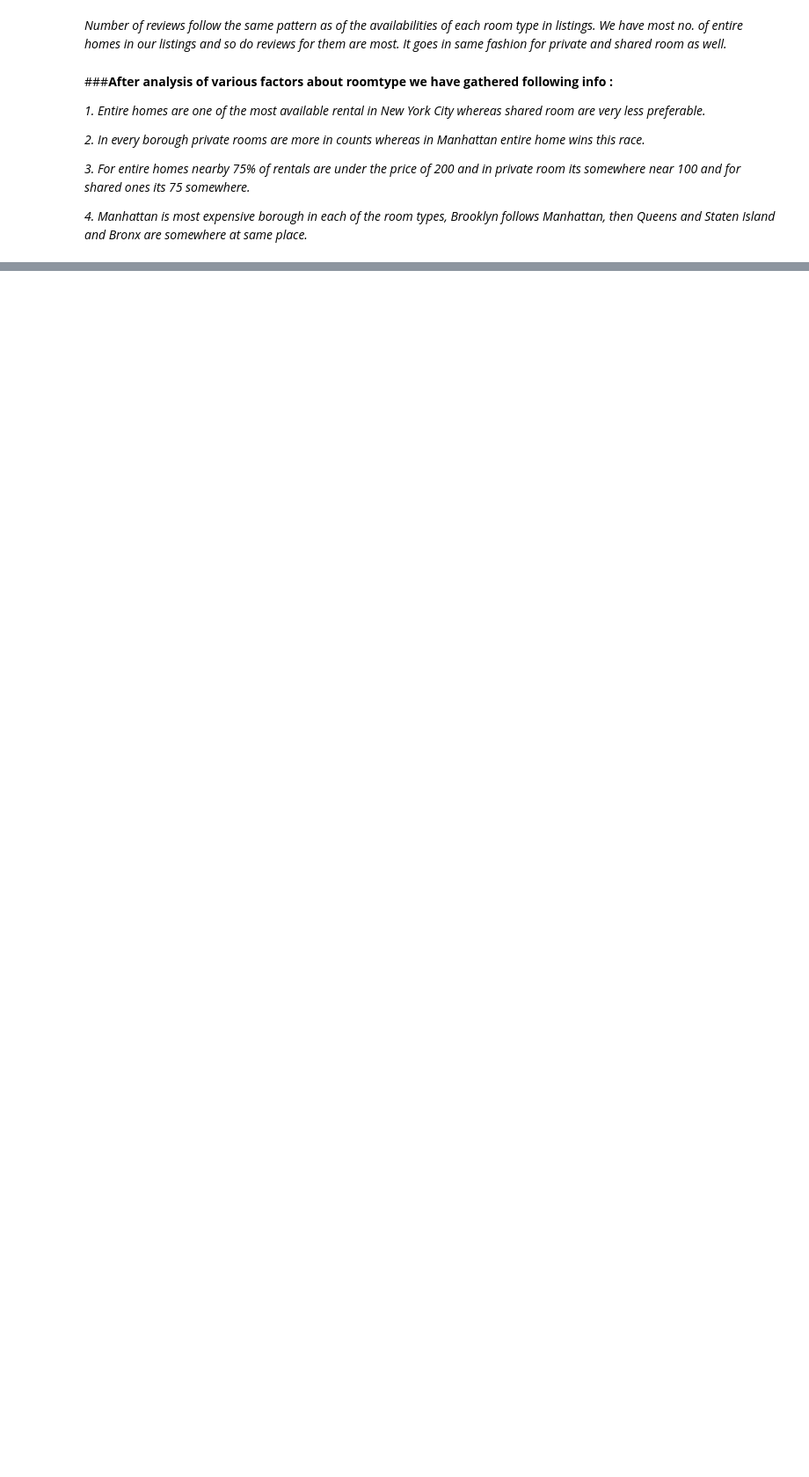
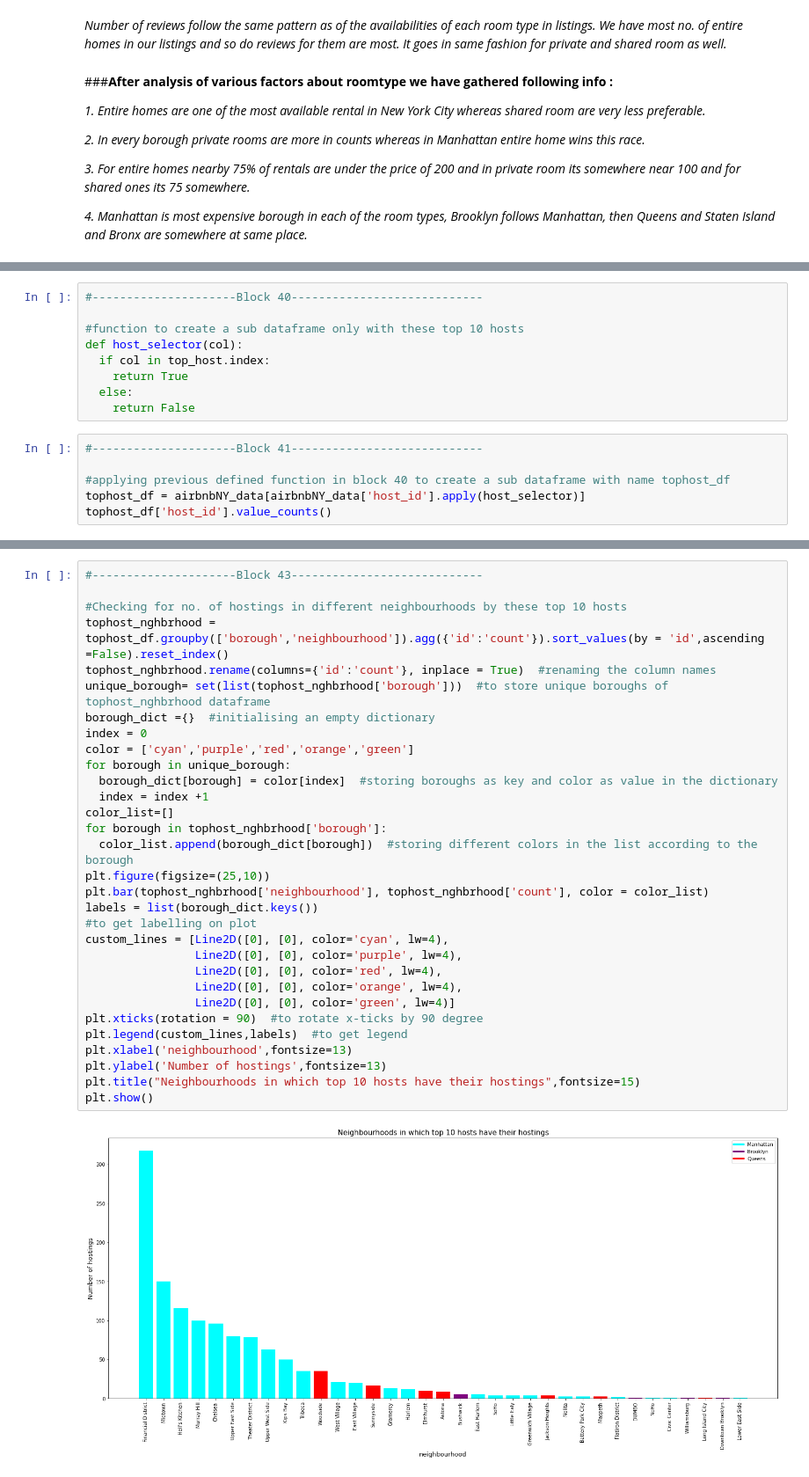
Before and after one commit to gupta4327/AirbnbNYC_2019_Analysis, a Jupyter notebook: Airbnb_Bookings_Analysis.ipynb, the cells around one changed output, grey strips where cells are left out. Shown: that part at 88% size. Drawn from its saved outputs; the diff is of its cells as text; blank space fills up the shorter version.

```diff
--- a/Airbnb_Bookings_Analysis.ipynb
+++ b/Airbnb_Bookings_Analysis.ipynb
@@ -738,0 +830,15 @@ plt.show()
+# %%
+#---------------------Block 40----------------------------
+
+#function to create a sub dataframe only with these top 10 hosts
+def host_selector(col):
+  if col in top_host.index:
+    return True
+  else:
+    return False
+# %%
+#---------------------Block 41----------------------------
+
+#applying previous defined function in block 40 to create a sub dataframe with name tophost_df
+tophost_df = airbnbNY_data[airbnbNY_data['host_id'].apply(host_selector)]
+tophost_df['host_id'].value_counts()
@@ -738,0 +886,33 @@ plt.show()
+# %%
+#---------------------Block 43----------------------------
+
+#Checking for no. of hostings in different neighbourhoods by these top 10 hosts
+tophost_nghbrhood = tophost_df.groupby(['borough','neighbourhood']).agg({'id':'count'}).sort_values(by = 'id',ascending =False).reset_index()
+tophost_nghbrhood.rename(columns={'id':'count'}, inplace = True)  #renaming the column names
+unique_borough= set(list(tophost_nghbrhood['borough']))  #to store unique boroughs of tophost_nghbrhood dataframe
+borough_dict ={}  #initialising an empty dictionary
+index = 0
+color = ['cyan','purple','red','orange','green']
+for borough in unique_borough:
+  borough_dict[borough] = color[index]  #storing boroughs as key and color as value in the dictionary
+  index = index +1
+color_list=[]
+for borough in tophost_nghbrhood['borough']:
+  color_list.append(borough_dict[borough])  #storing different colors in the list according to the borough
+plt.figure(figsize=(25,10))
+plt.bar(tophost_nghbrhood['neighbourhood'], tophost_nghbrhood['count'], color = color_list)
+labels = list(borough_dict.keys())
+#to get labelling on plot
+custom_lines = [Line2D([0], [0], color='cyan', lw=4),
+                Line2D([0], [0], color='purple', lw=4),
+                Line2D([0], [0], color='red', lw=4),
+                Line2D([0], [0], color='orange', lw=4),
+                Line2D([0], [0], color='green', lw=4)]
+plt.xticks(rotation = 90)  #to rotate x-ticks by 90 degree
+plt.legend(custom_lines,labels)  #to get legend
+plt.xlabel('neighbourhood',fontsize=13)
+plt.ylabel('Number of hostings',fontsize=13)
+plt.title("Neighbourhoods in which top 10 hosts have their hostings",fontsize=15)
+plt.show()
+# %% [output]
+[figure, added]
```
Also changed, not shown: parts of 36 cells of this notebook.
